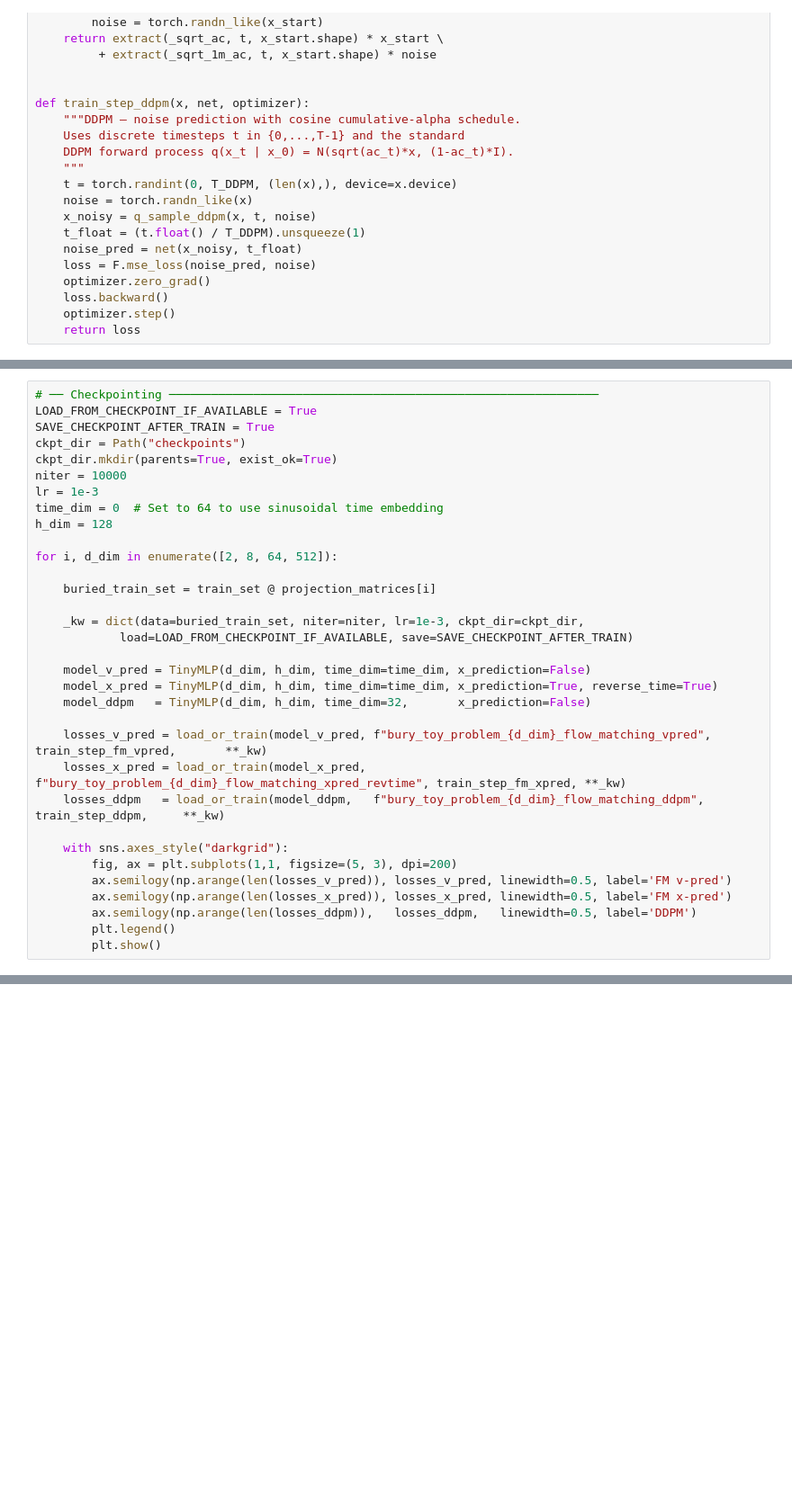
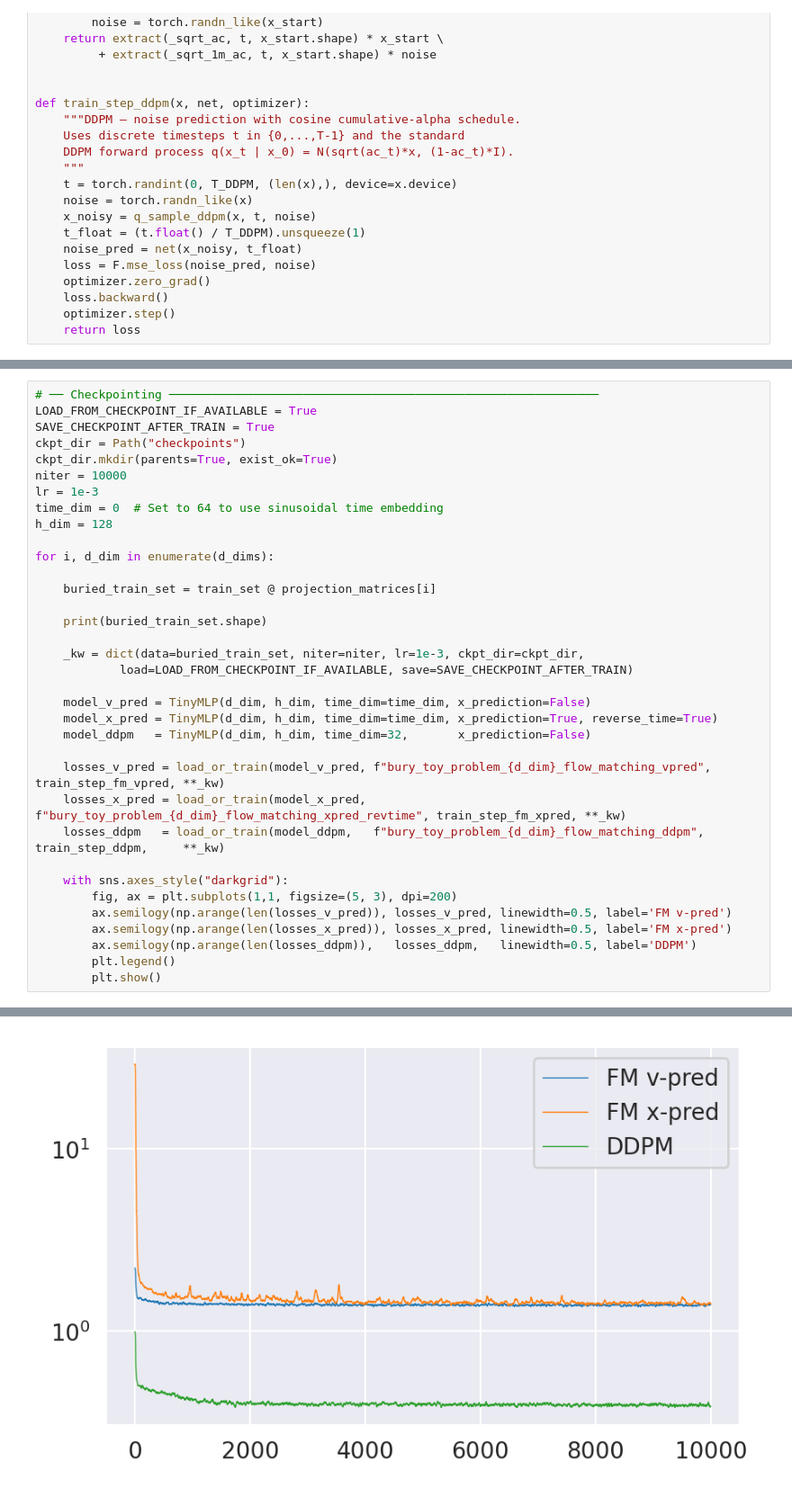
Before and after one commit to etienne87/diffusion_tutorials, a Jupyter notebook: notebooks/jit_toy_problem.ipynb, the cells around one changed output, grey strips where cells are left out. Shown at 90% size. Saved outputs shown, nothing was run; the diff lists cells and outputs as text; blank space fills up the shorter version.

```diff
--- a/notebooks/jit_toy_problem.ipynb
+++ b/notebooks/jit_toy_problem.ipynb
@@ -169,9 +194,11 @@ lr = 1e-3
 time_dim = 0  # Set to 64 to use sinusoidal time embedding
 h_dim = 128
 
-for i, d_dim in enumerate([2, 8, 64, 512]):
+for i, d_dim in enumerate(d_dims):
 
     buried_train_set = train_set @ projection_matrices[i]
+
+    print(buried_train_set.shape)
 
     _kw = dict(data=buried_train_set, niter=niter, lr=1e-3, ckpt_dir=ckpt_dir,
             load=LOAD_FROM_CHECKPOINT_IF_AVAILABLE, save=SAVE_CHECKPOINT_AFTER_TRAIN)
@@ -180,7 +207,7 @@ for i, d_dim in enumerate([2, 8, 64, 512]):
     model_x_pred = TinyMLP(d_dim, h_dim, time_dim=time_dim, x_prediction=True, reverse_time=True)
     model_ddpm   = TinyMLP(d_dim, h_dim, time_dim=32,       x_prediction=False)
 
-    losses_v_pred = load_or_train(model_v_pred, f"bury_toy_problem_{d_dim}_flow_matching_vpred", train_step_fm_vpred,       **_kw)
+    losses_v_pred = load_or_train(model_v_pred, f"bury_toy_problem_{d_dim}_flow_matching_vpred", train_step_fm_vpred, **_kw)
     losses_x_pred = load_or_train(model_x_pred, f"bury_toy_problem_{d_dim}_flow_matching_xpred_revtime", train_step_fm_xpred, **_kw)
     losses_ddpm   = load_or_train(model_ddpm,   f"bury_toy_problem_{d_dim}_flow_matching_ddpm",  train_step_ddpm,     **_kw)
 
@@ -195,0 +226 @@ RuntimeError: mat1 and mat2 shapes cannot be multiplied (1000x101 and 3x32)
+[figure, added]
```
Also changed, not shown: parts of 9 cells of this notebook, 1 other file.
